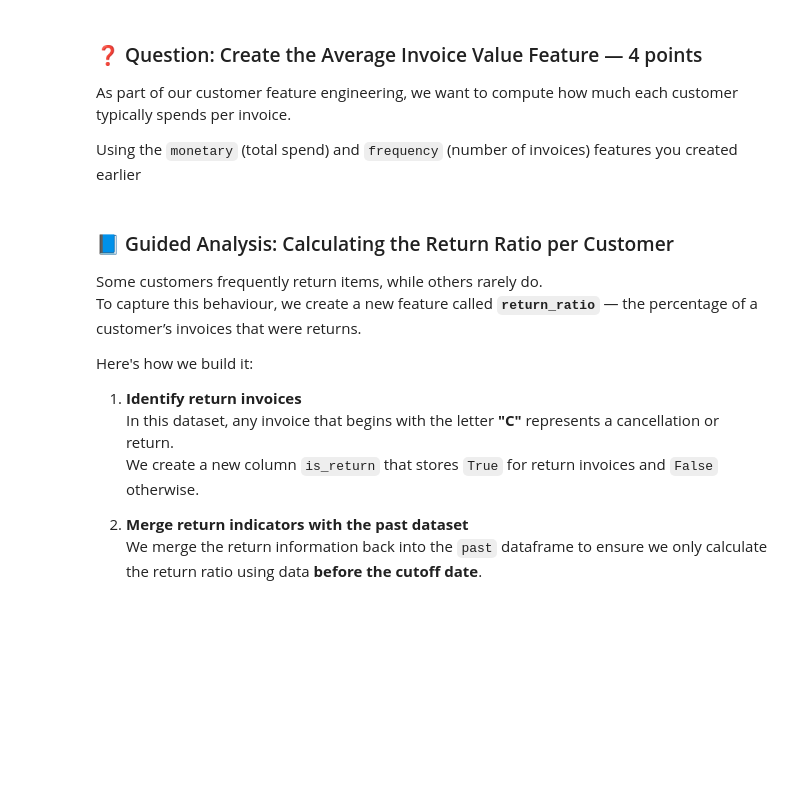
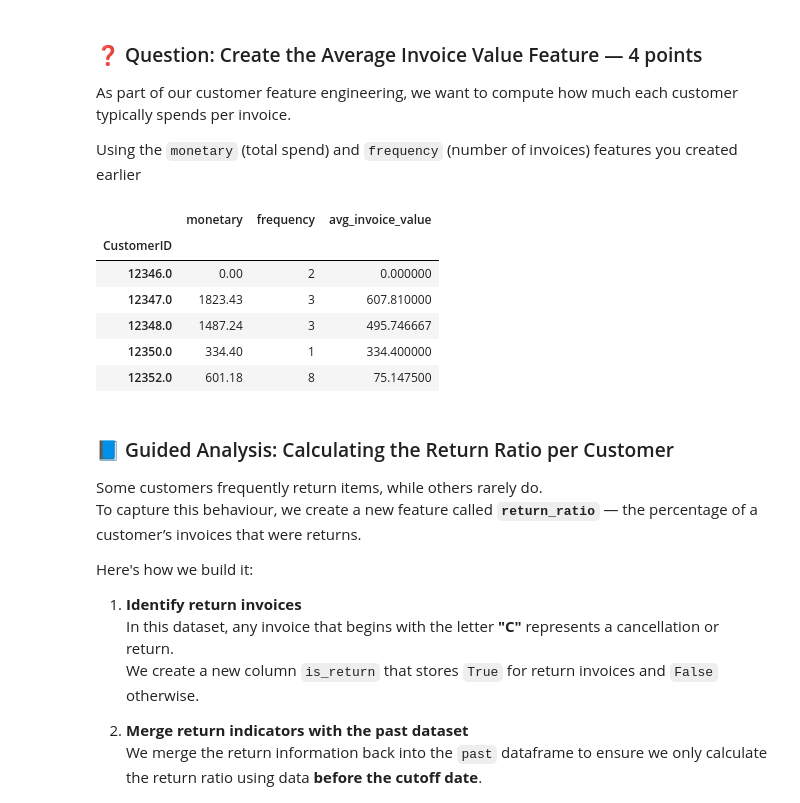
Before and after one commit to JanaAliCS/machine_leanring, a Jupyter notebook: Assignment_4.ipynb, the cells around one changed output. Drawn from its saved outputs; the diff is of its cells as text; code cells hidden in the pictures; blank space fills up the shorter version.

```diff
--- a/Assignment_4.ipynb
+++ b/Assignment_4.ipynb
@@ -302,3 +341,15 @@ Using the `monetary` (total spend) and `frequency` (number of invoices) features
+# %%
+customers_past["avg_invoice_value"] = customers_past["monetary"] / customers_past["frequency"]
+
+customers_past[["monetary", "frequency", "avg_invoice_value"]].head()
+# %% [output]
+|  | monetary | frequency | avg_invoice_value |
+| CustomerID |  |  |  |
+| 12346.0 | 0.00 | 2 | 0.000000 |
+| 12347.0 | 1823.43 | 3 | 607.810000 |
+| 12348.0 | 1487.24 | 3 | 495.746667 |
+| 12350.0 | 334.40 | 1 | 334.400000 |
+| 12352.0 | 601.18 | 8 | 75.147500 |
 # %% [markdown]
 ### 📘 Guided Analysis: Calculating the Return Ratio per Customer
 
```
Also changed, not shown: parts of 18 cells of this notebook.
